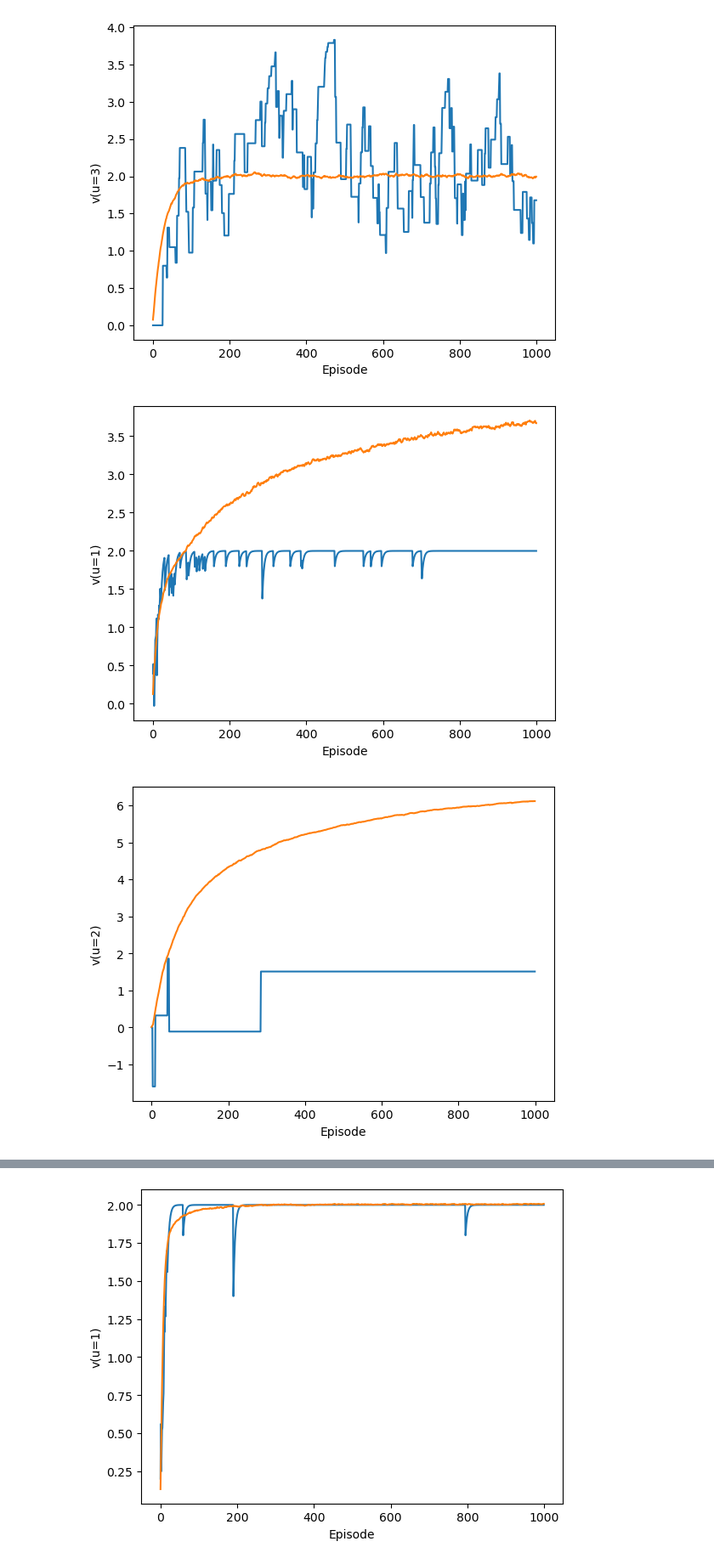
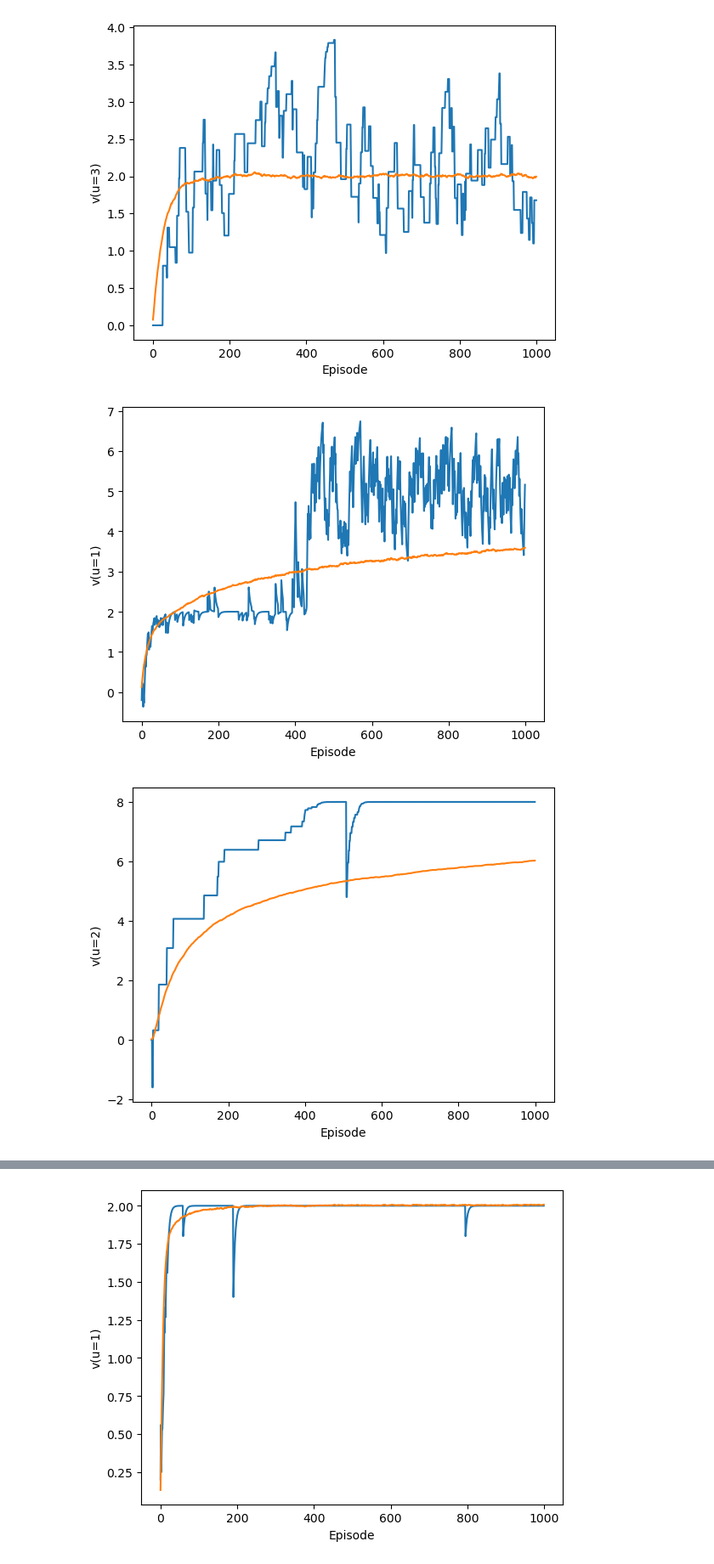
Before and after one commit to lolotta/Neural_Modeling, a Jupyter notebook: HW_2_RL_Lotta_piefke.ipynb, the cells around one changed output, grey strips where cells are left out. Shown: that part at 85% size. Saved outputs shown, nothing was run; the diff lists cells and outputs as text; code cells hidden in the pictures.

```diff
--- a/HW_2_RL_Lotta_piefke.ipynb
+++ b/HW_2_RL_Lotta_piefke.ipynb
@@ -133,9 +133,10 @@ class Agent:
         return self.vs
 
     def softmax(self,x):
-        for x_i in x:
-            x_i = self.beta * x_i
-        return(np.exp(x)/np.exp(x).sum())
+        y = x
+        for x_i in range(len(x)):
+            y[x_i] = self.beta * x[x_i]
+        return(np.exp(y)/np.exp(y).sum())
 
     def delta_func(self,a,b):
         return a == b
@@ -233,35 +234,35 @@ plt.ylabel("v(u=2)")
 plt.show()
 
 means_per_epoch_3 = np.mean(v_over_epochs[:,:,2], axis=0)
 plt.plot(range(epochs), v_over_epochs[0,:,2])
 plt.plot(range(epochs), means_per_epoch_3)
 plt.xlabel("Episode")
 plt.ylabel("v(u=3)")
 plt.show()
 
 mean_policy_over_epochs_1 = np.mean(policy_over_epochs[:,:,:], axis=0)
 plt.plot(range(epochs), mean_policy_over_epochs_1[:,0], label="L")
 plt.plot(range(epochs), mean_policy_over_epochs_1[:,1], label="R")
 plt.plot(range(epochs), mean_policy_over_epochs_1[:,2], label="C")
 plt.xlabel("Episode")
-plt.ylabel("policy at v(u=1)")
+plt.ylabel("policy at u=1")
 plt.legend()
 plt.show()
 
 
 plt.plot(range(epochs), mean_policy_over_epochs_1[:,3], label="L")
 plt.plot(range(epochs), mean_policy_over_epochs_1[:,4], label="R")
 plt.xlabel("Episode")
-plt.ylabel("policy at v(u=2)")
+plt.ylabel("policy at u=2")
 plt.legend()
 plt.show()
 
 plt.plot(range(epochs), mean_policy_over_epochs_1[:,5], label="L")
 plt.plot(range(epochs), mean_policy_over_epochs_1[:,6], label="R")
 plt.xlabel("Episode")
-plt.ylabel("policy at v(u=3)")
+plt.ylabel("policy at u=3")
 plt.legend()
 plt.show()
 # %% [output]
-[figure, old version]
+[figure, new version]
-[figure, old version]
+[figure, new version]
```
Also changed, not shown: parts of 5 cells of this notebook.
